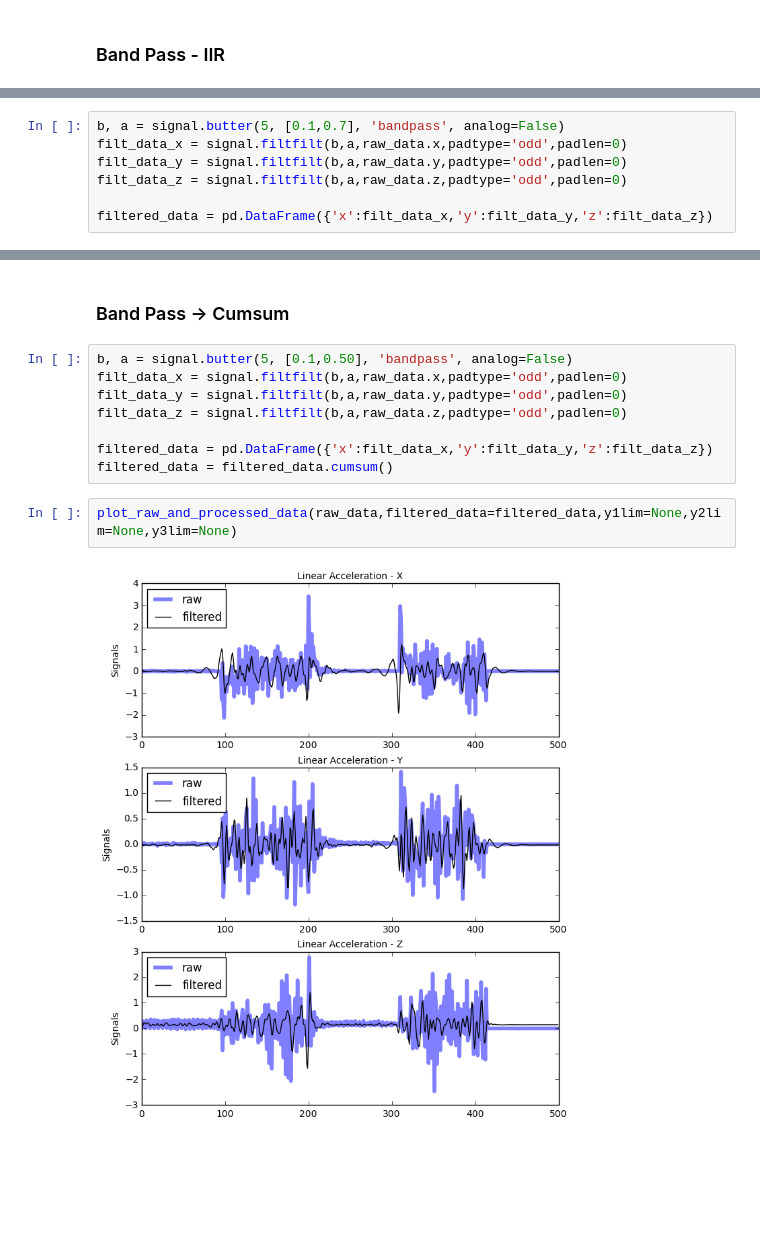
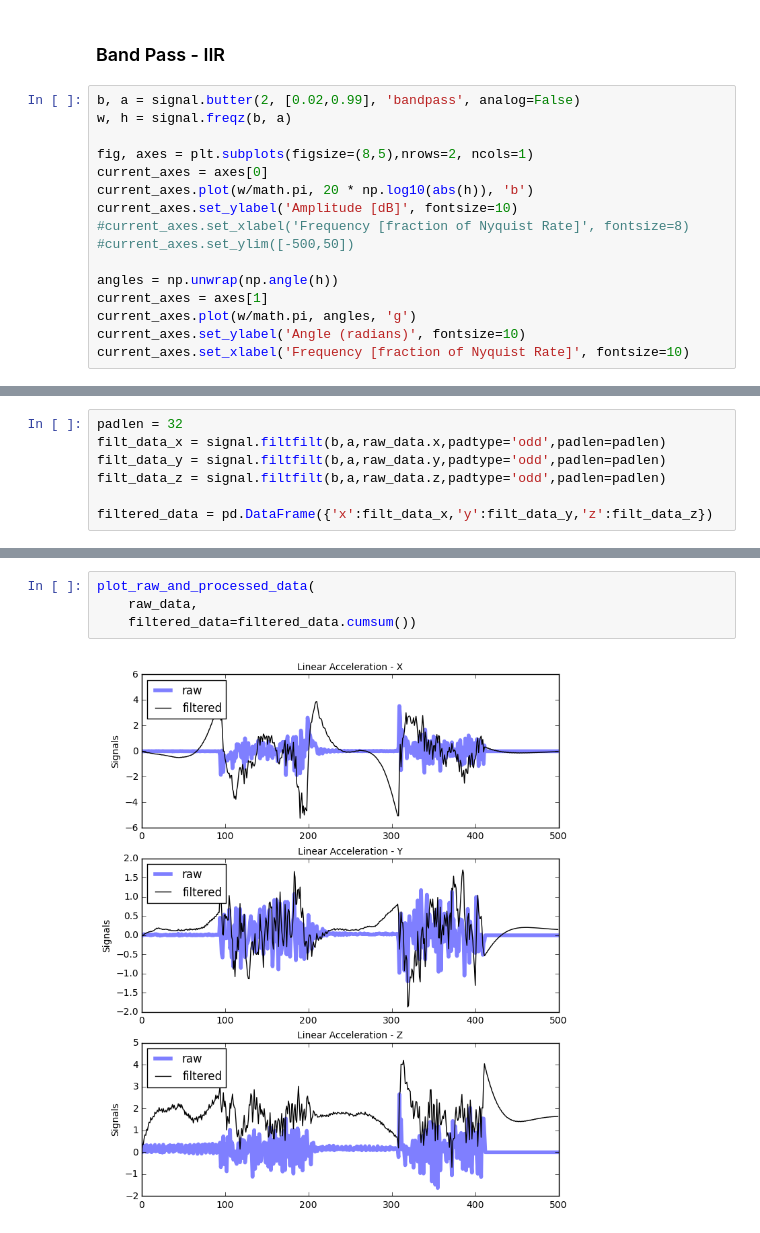
Before and after one commit to Nanigans/nanibot, a Jupyter notebook: sandboxes/ipython_notebooks/imu_data_filtering_sandbox_1.ipynb, the cells around one changed output, grey strips where cells are left out. Saved outputs shown, nothing was run; the diff lists cells and outputs as text; blank space fills up the shorter version.

Commit message:
additional signal processing tests

```diff
--- a/sandboxes/ipython_notebooks/imu_data_filtering_sandbox_1.ipynb
+++ b/sandboxes/ipython_notebooks/imu_data_filtering_sandbox_1.ipynb
@@ -156,3 +156,19 @@ plot_raw_and_processed_data(
 [figure]
 # %% [markdown]
 ### Band Pass - IIR
+# %%
+b, a = signal.butter(2, [0.02,0.99], 'bandpass', analog=False)
+w, h = signal.freqz(b, a)
+
+fig, axes = plt.subplots(figsize=(8,5),nrows=2, ncols=1)
+current_axes = axes[0]
+current_axes.plot(w/math.pi, 20 * np.log10(abs(h)), 'b')
+current_axes.set_ylabel('Amplitude [dB]', fontsize=10)
+#current_axes.set_xlabel('Frequency [fraction of Nyquist Rate]', fontsize=8)
+#current_axes.set_ylim([-500,50])
+
+angles = np.unwrap(np.angle(h))
+current_axes = axes[1]
+current_axes.plot(w/math.pi, angles, 'g')
+current_axes.set_ylabel('Angle (radians)', fontsize=10)
+current_axes.set_xlabel('Frequency [fraction of Nyquist Rate]', fontsize=10)
@@ -159,8 +178,8 @@ plot_raw_and_processed_data(
 # %%
-b, a = signal.butter(5, [0.1,0.7], 'bandpass', analog=False)
-filt_data_x = signal.filtfilt(b,a,raw_data.x,padtype='odd',padlen=0)
-filt_data_y = signal.filtfilt(b,a,raw_data.y,padtype='odd',padlen=0)
-filt_data_z = signal.filtfilt(b,a,raw_data.z,padtype='odd',padlen=0)
+padlen = 32
+filt_data_x = signal.filtfilt(b,a,raw_data.x,padtype='odd',padlen=padlen)
+filt_data_y = signal.filtfilt(b,a,raw_data.y,padtype='odd',padlen=padlen)
+filt_data_z = signal.filtfilt(b,a,raw_data.z,padtype='odd',padlen=padlen)
 
 filtered_data = pd.DataFrame({'x':filt_data_x,'y':filt_data_y,'z':filt_data_z})
 # %%
@@ -170,14 +189,6 @@ plot_raw_and_processed_data(raw_data,filtered_data=filtered_data,y1lim=None,y2li
-# %% [markdown]
-### Band Pass -> Cumsum
-# %%
-b, a = signal.butter(5, [0.1,0.50], 'bandpass', analog=False)
-filt_data_x = signal.filtfilt(b,a,raw_data.x,padtype='odd',padlen=0)
-filt_data_y = signal.filtfilt(b,a,raw_data.y,padtype='odd',padlen=0)
-filt_data_z = signal.filtfilt(b,a,raw_data.z,padtype='odd',padlen=0)
-
-filtered_data = pd.DataFrame({'x':filt_data_x,'y':filt_data_y,'z':filt_data_z})
-filtered_data = filtered_data.cumsum()
 # %%
-plot_raw_and_processed_data(raw_data,filtered_data=filtered_data,y1lim=None,y2lim=None,y3lim=None)
+plot_raw_and_processed_data(
+    raw_data,
+    filtered_data=filtered_data.cumsum())
 # %% [output]
-[figure, old version]
+[figure, new version]
```
Also changed, not shown: parts of 3 cells of this notebook.
